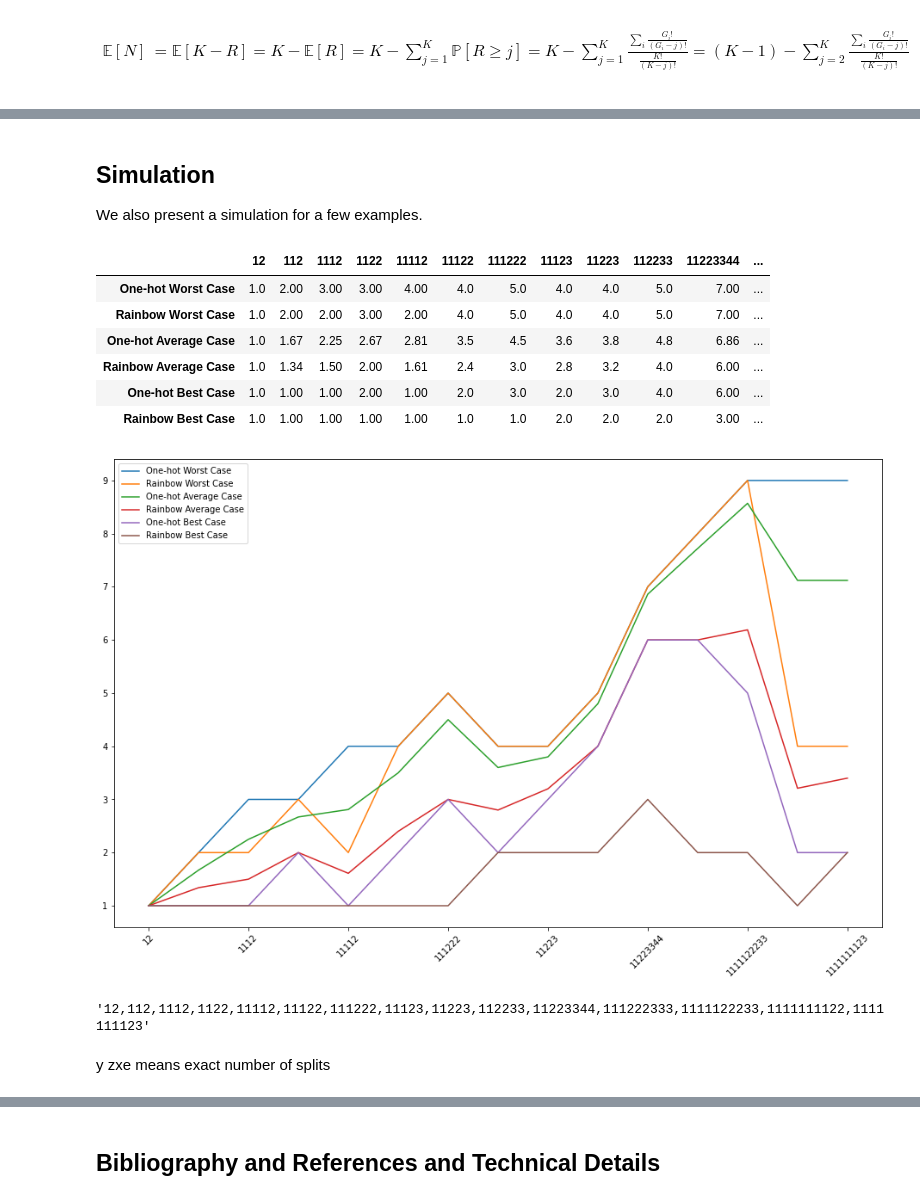
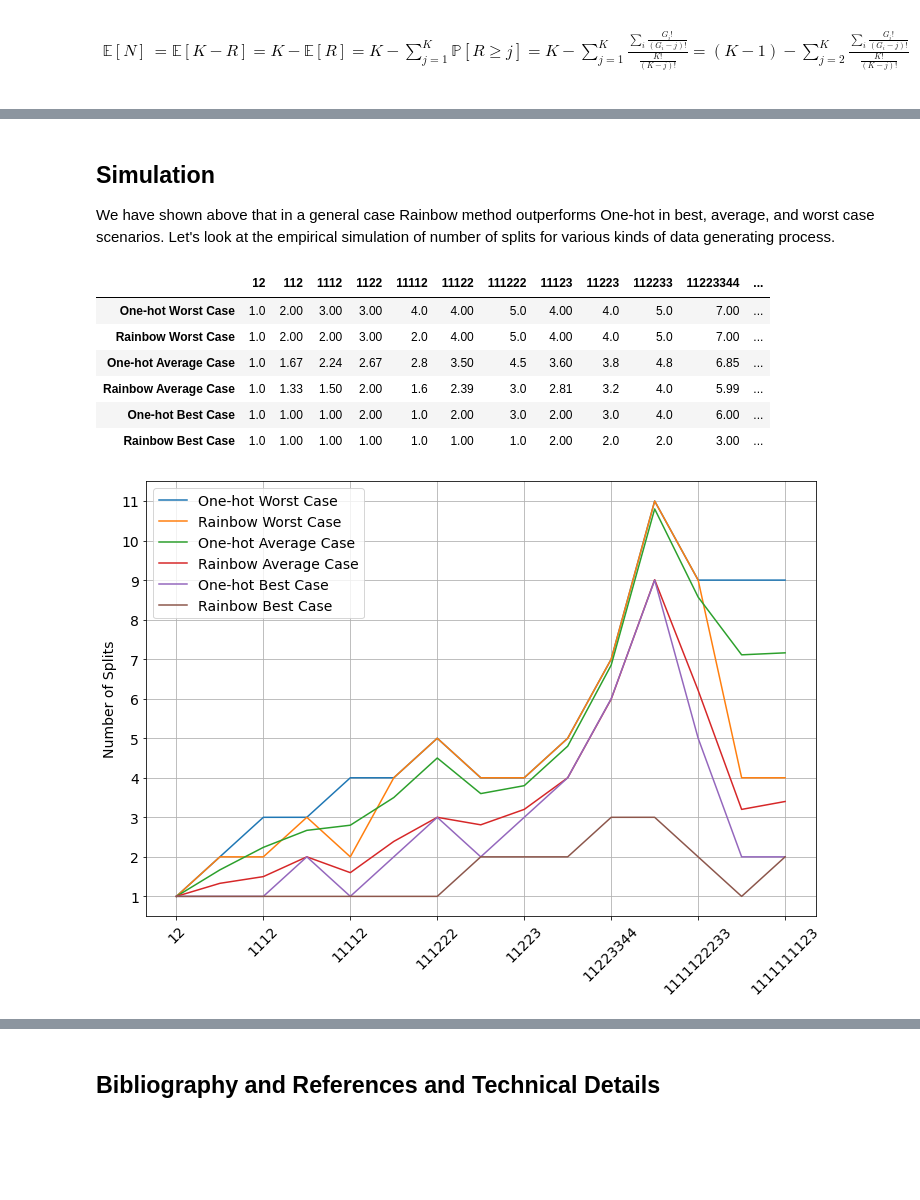
Before and after one commit to h17/fastreport, a Jupyter notebook: _notebooks/2021-03-15-Rainbow.ipynb, the cells around one changed output, grey strips where cells are left out. Cells and saved outputs as stored; diff of their text form; code cells hidden in the pictures; blank space fills up the shorter version.

Commit message:
nicer simulation chart

```diff
--- a/_notebooks/2021-03-15-Rainbow.ipynb
+++ b/_notebooks/2021-03-15-Rainbow.ipynb
@@ -884,17 +888,18 @@ Will it stop somewhere earlier possibly?
 
 Clearly the number of splits for Rainbow is less than or equal to that of One-hot for the worst case as well.
-# %% [markdown]
-## Simulation
-
-We also present a simulation for a few examples.
+# %% [markdown]
+## Simulation
+
+We have shown above that in a general case Rainbow method outperforms One-hot in best, average, and worst case scenarios. Let's look at the empirical simulation of number of splits for various kinds of data generating process.
 # %%
-#collapse_input
+#hide
 
 import pandas as pd
 from collections import Counter
 import numpy as np
 
-s='12,112,1112,1122,11112,11122,111222,11123,11223,112233,11223344,111222333,1111122233,1111111122,1111111123'
+s='12,112,1112,1122,11112,11122,111222,11123,11223,112233,11223344,\
+   111222333,1111122233,1111111122,1111111123'
 #s+=','+('1'*10+'2'*10)+','+('1'*20+'2'*20)
 cc=examples=s.split(',')
 examples=[list(i) for i in examples]
@@ -903,56 +908,61 @@ examples=[list(i) for i in examples]
 o_best = [len(e)-max(Counter(e).values()) for e in examples]
 r_best = [len(Counter(e))-1 for e in examples]
 o_worst = [len(e)-1 for e in examples]
-r_worst = [min(len(e)-1,2*(len(e)-max(Counter(e).values()))) for e in examples]
+r_worst = [min(len(e)-1,2*(len(e)-max(Counter(e).values())))
+           for e in examples]
 
 
 o_ave = []
 r_ave = []
 n_samples = 40000
 # to have two precision digits
 for e in examples:
     # o_sum and r_sum is the sum of number of splits over all samples
-    # we want to get average n of splits given various scenarios (avg over samples)
+    # we want to get avg n of splits given various scenarios (avg over samples)
     o_sum = r_sum = 0
     for i in range(n_samples):
-        p = np.random.permutation(e) #[::-1] omiting as same thing but to indicate we count from end for one-how order
+        p = np.random.permutation(e)
+        #[::-1] omiting as same thing but to indicate we count from end for one-hot order
         o_res = r_res = len(e)-1
         for i in range(len(p)-1):
             if p[i]==p[i+1]:
                 r_res -=1
         for i in range(len(p)-1):
             if p[i]==p[i+1]:
                 o_res -=1
             else:
                 break
         o_sum += o_res
         r_sum += r_res
     o_ave += [o_sum/n_samples]
     r_ave += [r_sum/n_samples]
 
 ii = 'o_best,r_best,o_ave,r_ave,o_worst,r_worst'.replace('o_','One-hot ').replace('r_','Rainbow ')
 ii = ii.replace('ave','Average').replace('best','Best').replace('worst','Worst')
 ii = ii.split(',')
 ii = [i+' Case' for i in ii]
-rainbow_vs_onehot=pd.DataFrame([o_best,r_best,o_ave,r_ave,o_worst,r_worst],columns=cc,index=ii).round(2)
+rainbow_vs_onehot=pd.DataFrame([o_best,r_best,o_ave,r_ave,o_worst,r_worst],
+                                   columns=cc,index=ii).round(2)
 rainbow_vs_onehot=rainbow_vs_onehot.iloc[[4,5,2,3,0,1]]
-rainbow_vs_onehot.T.plot(rot=45,figsize=(16,10))
 rainbow_vs_onehot
 # %% [output]
 |  | 12 | 112 | 1112 | 1122 | 11112 | 11122 | 111222 | 11123 | 11223 | 112233 | 11223344 | ... |
-| One-hot Worst Case | 1.0 | 2.00 | 3.00 | 3.00 | 4.00 | 4.0 | 5.0 | 4.0 | 4.0 | 5.0 | 7.00 | ... |
-| Rainbow Worst Case | 1.0 | 2.00 | 2.00 | 3.00 | 2.00 | 4.0 | 5.0 | 4.0 | 4.0 | 5.0 | 7.00 | ... |
-| One-hot Average Case | 1.0 | 1.67 | 2.25 | 2.67 | 2.81 | 3.5 | 4.5 | 3.6 | 3.8 | 4.8 | 6.86 | ... |
-| Rainbow Average Case | 1.0 | 1.34 | 1.50 | 2.00 | 1.61 | 2.4 | 3.0 | 2.8 | 3.2 | 4.0 | 6.00 | ... |
-| One-hot Best Case | 1.0 | 1.00 | 1.00 | 2.00 | 1.00 | 2.0 | 3.0 | 2.0 | 3.0 | 4.0 | 6.00 | ... |
-| Rainbow Best Case | 1.0 | 1.00 | 1.00 | 1.00 | 1.00 | 1.0 | 1.0 | 2.0 | 2.0 | 2.0 | 3.00 | ... |
+| One-hot Worst Case | 1.0 | 2.00 | 3.00 | 3.00 | 4.0 | 4.00 | 5.0 | 4.00 | 4.0 | 5.0 | 7.00 | ... |
+| Rainbow Worst Case | 1.0 | 2.00 | 2.00 | 3.00 | 2.0 | 4.00 | 5.0 | 4.00 | 4.0 | 5.0 | 7.00 | ... |
+| One-hot Average Case | 1.0 | 1.67 | 2.24 | 2.67 | 2.8 | 3.50 | 4.5 | 3.60 | 3.8 | 4.8 | 6.85 | ... |
+| Rainbow Average Case | 1.0 | 1.33 | 1.50 | 2.00 | 1.6 | 2.39 | 3.0 | 2.81 | 3.2 | 4.0 | 5.99 | ... |
+| One-hot Best Case | 1.0 | 1.00 | 1.00 | 2.00 | 1.0 | 2.00 | 3.0 | 2.00 | 3.0 | 4.0 | 6.00 | ... |
+| Rainbow Best Case | 1.0 | 1.00 | 1.00 | 1.00 | 1.0 | 1.00 | 1.0 | 2.00 | 2.0 | 2.0 | 3.00 | ... |
-[figure, removed]
-# %%
-s
-# %% [output]
-'12,112,1112,1122,11112,11122,111222,11123,11223,112233,11223344,111222333,1111122233,1111111122,1111111123'
-# %% [markdown]
-y zxe means exact number of splits
+# %%
+rainbow_vs_onehot.T.plot(rot=45,figsize=(12,8))
+plt.xticks(fontsize=14)
+plt.yticks([1,2,3,4,5,6,7,8,9,10,11], fontsize=14)
+plt.ylabel('Number of Splits', fontsize=14)
+plt.grid()
+plt.legend(loc=2, prop={'size': 14})
+plt.show()
+# %% [output]
+[figure, added]
 # %% [markdown]
 ## Conclusion
 
```
Also changed, not shown: parts of 8 cells of this notebook.
